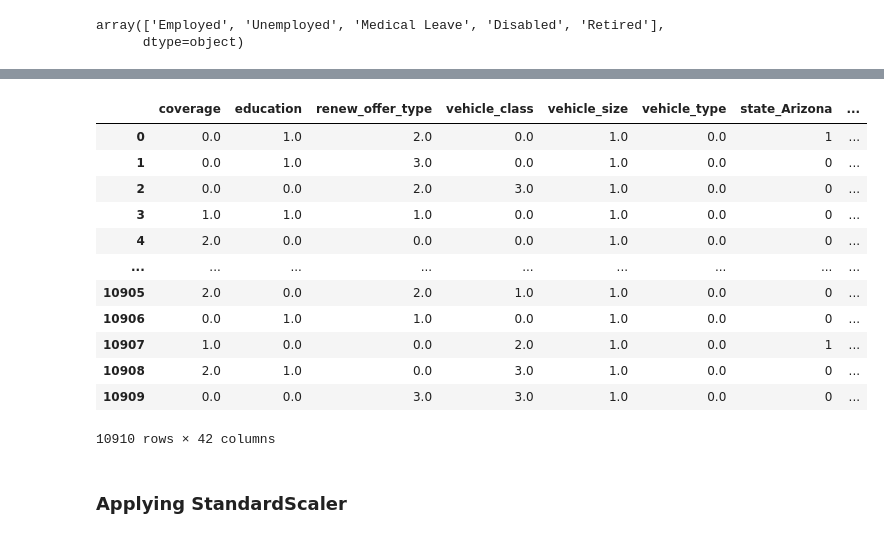
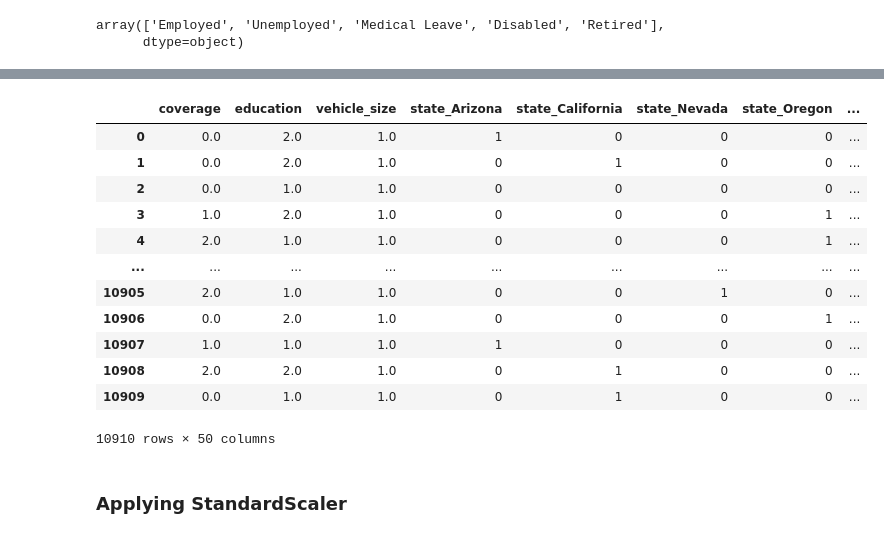
Before and after one commit to johann1043/Data_Transformation, a Jupyter notebook: Activities List.ipynb, the cells around one changed output, grey strips where cells are left out. Drawn from its saved outputs; the diff is of its cells as text; code cells hidden in the pictures.

```diff
--- a/Activities List.ipynb
+++ b/Activities List.ipynb
@@ -41,12 +29,11 @@ categoricals_df
 # Create new Dataframes splitt in nominal and ordinal
 nominal_columns = ['state', 'response', 'employmentstatus', 'gender',
                    'location_code', 'marital_status', 'policy_type',
-                   'sales_channel', 'policy']
+                   'sales_channel', 'policy','vehicle_class', 'vehicle_type', 'renew_offer_type']
 nominal_df = categoricals_df[nominal_columns]
 # %%
 # Create new Dataframes splitt in nominal and ordinal
-ordinal_columns = ['coverage', 'education', 'renew_offer_type',
-                   'vehicle_class', 'vehicle_size', 'vehicle_type']
+ordinal_columns = ['coverage','education', 'vehicle_size']
 ordinal_df = categoricals_df[ordinal_columns]
 # %%
 # get_dummies with all the norminal columns
@@ -69,7 +56,14 @@ con_norminals_df
 # %%
-# OrdinalEncode with all the ordinal columns
+from sklearn.preprocessing import OrdinalEncoder
 
-from sklearn.preprocessing import OrdinalEncoder
-encoder = OrdinalEncoder()
-ordinal_df_encoded = encoder.fit_transform(ordinal_df)
-con_ordinal_df = pd.DataFrame(ordinal_df_encoded, columns=ordinal_columns)
+# For 'coverage' column
+enc = OrdinalEncoder(categories=[['Basic', 'Extended', 'Premium']])
+ordinal_df['coverage'] = enc.fit_transform(ordinal_df[['coverage']])
+
+# For 'education' column
+enc = OrdinalEncoder(categories=[['High School or Below', 'Bachelor', 'College', 'Master', 'Doctor']])
+ordinal_df['education'] = enc.fit_transform(ordinal_df[['education']])
+
+# For 'vehicle_size' column
+enc = OrdinalEncoder(categories=[['Small', 'Medsize', 'Large']])
+ordinal_df['vehicle_size'] = enc.fit_transform(ordinal_df[['vehicle_size']])
@@ -76,22 +86,22 @@ con_ordinal_df = pd.DataFrame(ordinal_df_encoded, columns=ordinal_columns)
 # %%
 # Concat the two categorical Dataframes
 
-result_categorical_df = pd.concat([con_ordinal_df, con_norminals_df], axis=1)
+result_categorical_df = pd.concat([ordinal_df, con_norminals_df], axis=1)
 result_categorical_df
 # %% [output]
-|  | coverage | education | renew_offer_type | vehicle_class | vehicle_size | vehicle_type | state_Arizona | ... |
-| 0 | 0.0 | 1.0 | 2.0 | 0.0 | 1.0 | 0.0 | 1 | ... |
-| 1 | 0.0 | 1.0 | 3.0 | 0.0 | 1.0 | 0.0 | 0 | ... |
-| 2 | 0.0 | 0.0 | 2.0 | 3.0 | 1.0 | 0.0 | 0 | ... |
-| 3 | 1.0 | 1.0 | 1.0 | 0.0 | 1.0 | 0.0 | 0 | ... |
-| 4 | 2.0 | 0.0 | 0.0 | 0.0 | 1.0 | 0.0 | 0 | ... |
+|  | coverage | education | vehicle_size | state_Arizona | state_California | state_Nevada | state_Oregon | ... |
+| 0 | 0.0 | 2.0 | 1.0 | 1 | 0 | 0 | 0 | ... |
+| 1 | 0.0 | 2.0 | 1.0 | 0 | 1 | 0 | 0 | ... |
+| 2 | 0.0 | 1.0 | 1.0 | 0 | 0 | 0 | 0 | ... |
+| 3 | 1.0 | 2.0 | 1.0 | 0 | 0 | 0 | 1 | ... |
+| 4 | 2.0 | 1.0 | 1.0 | 0 | 0 | 0 | 1 | ... |
 | ... | ... | ... | ... | ... | ... | ... | ... | ... |
-| 10905 | 2.0 | 0.0 | 2.0 | 1.0 | 1.0 | 0.0 | 0 | ... |
-| 10906 | 0.0 | 1.0 | 1.0 | 0.0 | 1.0 | 0.0 | 0 | ... |
-| 10907 | 1.0 | 0.0 | 0.0 | 2.0 | 1.0 | 0.0 | 1 | ... |
-| 10908 | 2.0 | 1.0 | 0.0 | 3.0 | 1.0 | 0.0 | 0 | ... |
-| 10909 | 0.0 | 0.0 | 3.0 | 3.0 | 1.0 | 0.0 | 0 | ... |
+| 10905 | 2.0 | 1.0 | 1.0 | 0 | 0 | 1 | 0 | ... |
+| 10906 | 0.0 | 2.0 | 1.0 | 0 | 0 | 0 | 1 | ... |
+| 10907 | 1.0 | 1.0 | 1.0 | 1 | 0 | 0 | 0 | ... |
+| 10908 | 2.0 | 2.0 | 1.0 | 0 | 1 | 0 | 0 | ... |
+| 10909 | 0.0 | 1.0 | 1.0 | 0 | 1 | 0 | 0 | ... |
-10910 rows × 42 columns
+10910 rows × 50 columns
 # %% [markdown]
 ### Applying StandardScaler
 # %%
```
Also changed, not shown: parts of 3 cells of this notebook.
